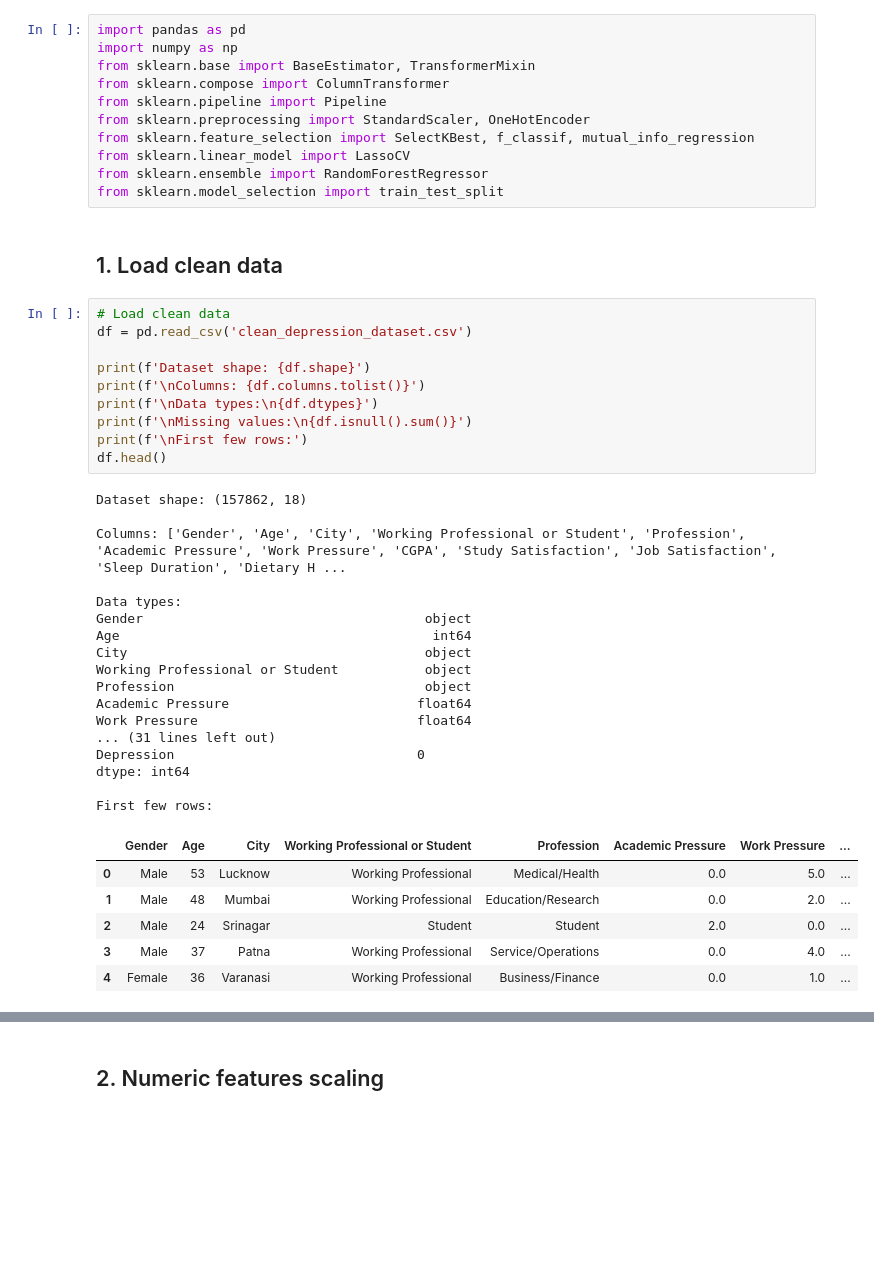
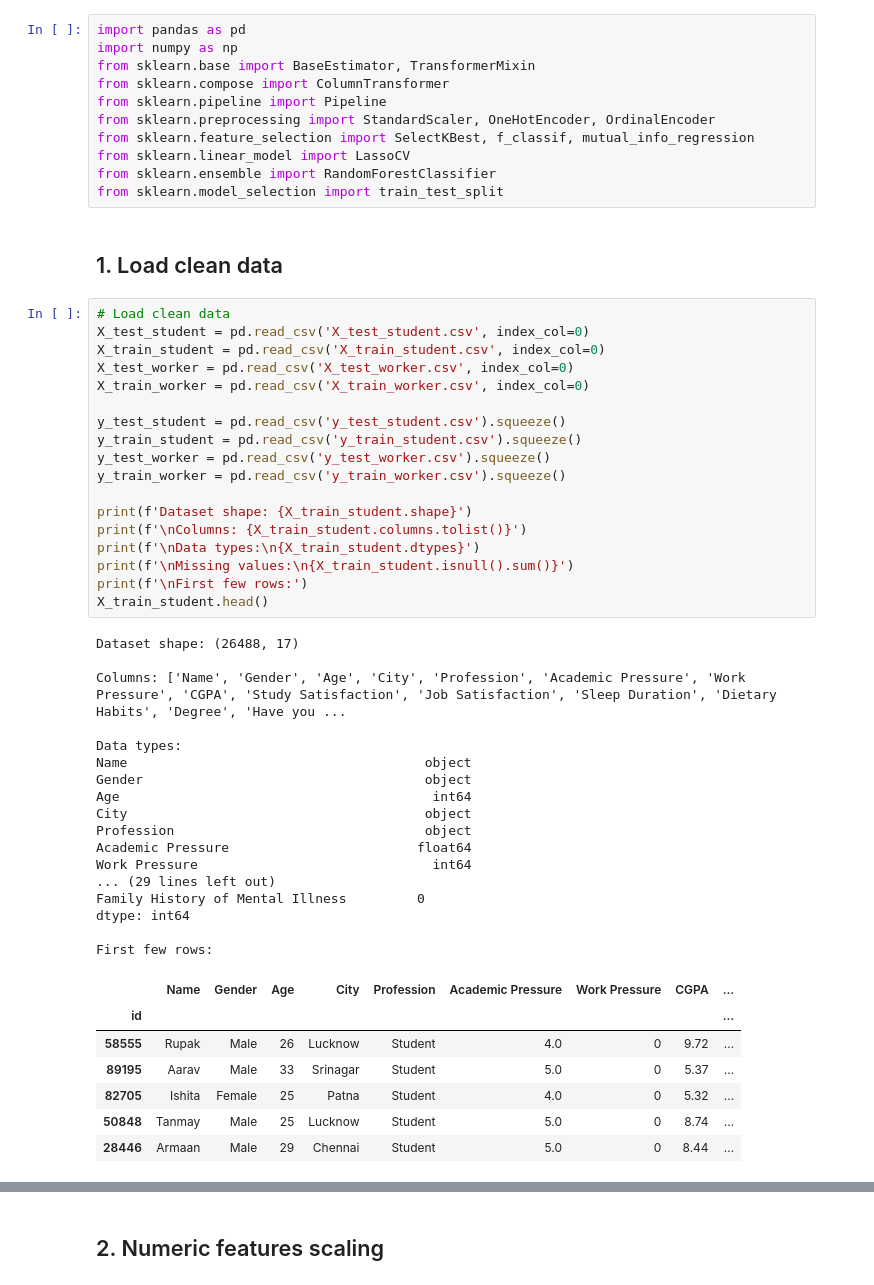
Before and after one commit to tlong-ds/india-depression-analysis, a Jupyter notebook: 04-feature-engineering.ipynb, the cells around one changed output, grey strips where cells are left out. Cells and saved outputs as stored; diff of their text form; blank space fills up the shorter version.

Commit message:
upload new data processing

```diff
--- a/04-feature-engineering.ipynb
+++ b/04-feature-engineering.ipynb
@@ -4,44 +4,53 @@ import numpy as np
 from sklearn.base import BaseEstimator, TransformerMixin
 from sklearn.compose import ColumnTransformer
 from sklearn.pipeline import Pipeline
-from sklearn.preprocessing import StandardScaler, OneHotEncoder
+from sklearn.preprocessing import StandardScaler, OneHotEncoder, OrdinalEncoder
 from sklearn.feature_selection import SelectKBest, f_classif, mutual_info_regression
 from sklearn.linear_model import LassoCV
-from sklearn.ensemble import RandomForestRegressor
+from sklearn.ensemble import RandomForestClassifier
 from sklearn.model_selection import train_test_split
 # %% [markdown]
 ## 1. Load clean data
 # %%
 # Load clean data
-df = pd.read_csv('clean_depression_dataset.csv')
+X_test_student = pd.read_csv('X_test_student.csv', index_col=0)
+X_train_student = pd.read_csv('X_train_student.csv', index_col=0)
+X_test_worker = pd.read_csv('X_test_worker.csv', index_col=0)
+X_train_worker = pd.read_csv('X_train_worker.csv', index_col=0)
 
-print(f'Dataset shape: {df.shape}')
-print(f'\nColumns: {df.columns.tolist()}')
-print(f'\nData types:\n{df.dtypes}')
-print(f'\nMissing values:\n{df.isnull().sum()}')
+y_test_student = pd.read_csv('y_test_student.csv').squeeze()
+y_train_student = pd.read_csv('y_train_student.csv').squeeze()
+y_test_worker = pd.read_csv('y_test_worker.csv').squeeze()
+y_train_worker = pd.read_csv('y_train_worker.csv').squeeze()
+
+print(f'Dataset shape: {X_train_student.shape}')
+print(f'\nColumns: {X_train_student.columns.tolist()}')
+print(f'\nData types:\n{X_train_student.dtypes}')
+print(f'\nMissing values:\n{X_train_student.isnull().sum()}')
 print(f'\nFirst few rows:')
-df.head()
+X_train_student.head()
 # %% [output]
-Dataset shape: (157862, 18)
+Dataset shape: (26488, 17)
 
-Columns: ['Gender', 'Age', 'City', 'Working Professional or Student', 'Profession', 'Academic Pressure', 'Work Pressure', 'CGPA', 'Study Satisfaction', 'Job Satisfaction', 'Sleep Duration', 'Dietary H ...
+Columns: ['Name', 'Gender', 'Age', 'City', 'Profession', 'Academic Pressure', 'Work Pressure', 'CGPA', 'Study Satisfaction', 'Job Satisfaction', 'Sleep Duration', 'Dietary Habits', 'Degree', 'Have you ...
 
 Data types:
+Name                                      object
 Gender                                    object
 Age                                        int64
 City                                      object
-Working Professional or Student           object
 Profession                                object
 Academic Pressure                        float64
-Work Pressure                            float64
-... (31 lines left out)
-Depression                               0
+Work Pressure                              int64
+... (29 lines left out)
+Family History of Mental Illness         0
 dtype: int64
 
 First few rows:
-|  | Gender | Age | City | Working Professional or Student | Profession | Academic Pressure | Work Pressure | ... |
-| 0 | Male | 53 | Lucknow | Working Professional | Medical/Health | 0.0 | 5.0 | ... |
-| 1 | Male | 48 | Mumbai | Working Professional | Education/Research | 0.0 | 2.0 | ... |
-| 2 | Male | 24 | Srinagar | Student | Student | 2.0 | 0.0 | ... |
-| 3 | Male | 37 | Patna | Working Professional | Service/Operations | 0.0 | 4.0 | ... |
-| 4 | Female | 36 | Varanasi | Working Professional | Business/Finance | 0.0 | 1.0 | ... |
+|  | Name | Gender | Age | City | Profession | Academic Pressure | Work Pressure | CGPA | ... |
+| id |  |  |  |  |  |  |  |  | ... |
+| 58555 | Rupak | Male | 26 | Lucknow | Student | 4.0 | 0 | 9.72 | ... |
+| 89195 | Aarav | Male | 33 | Srinagar | Student | 5.0 | 0 | 5.37 | ... |
+| 82705 | Ishita | Female | 25 | Patna | Student | 4.0 | 0 | 5.32 | ... |
+| 50848 | Tanmay | Male | 25 | Lucknow | Student | 5.0 | 0 | 8.74 | ... |
+| 28446 | Armaan | Male | 29 | Chennai | Student | 5.0 | 0 | 8.44 | ... |
```
Also changed, not shown: parts of 62 cells of this notebook.
